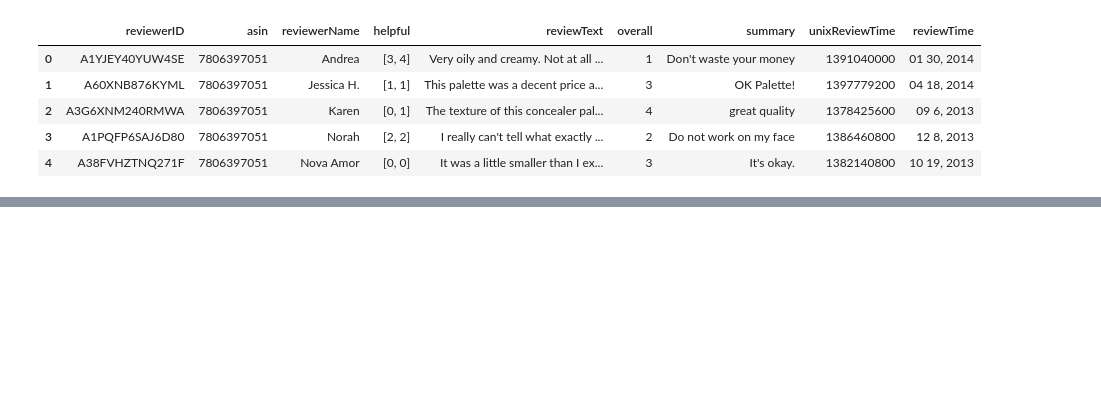
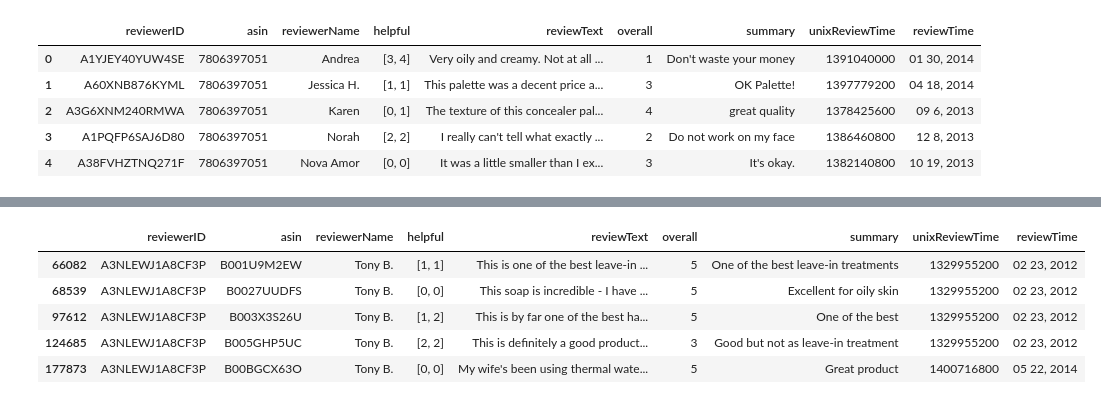
Before and after one commit to zander1268/Recommendation-Systems, a Jupyter notebook: meg_notebook.ipynb, the cells around one changed output, grey strips where cells are left out. Drawn from its saved outputs; the diff is of its cells as text; code cells hidden in the pictures; blank space fills up the shorter version.

```diff
--- a/meg_notebook.ipynb
+++ b/meg_notebook.ipynb
@@ -546,7 +584,7 @@ df.head()
 | 4 | A38FVHZTNQ271F | 7806397051 | Nova Amor | [0, 0] | It was a little smaller than I ex... | 3 | It's okay. | 1382140800 | 10 19, 2013 |
 # %%
 ## Subset data frame to show reviewers the products they have rated
-df_prior_ratings = df.set_index("reviewerID")
+df_prior_ratings = pd.DataFrame(df.set_index("reviewerID"))
 df_prior_ratings.drop(columns= ["reviewerName", "helpful", "reviewText", "overall", "summary", "unixReviewTime", "reviewTime"], inplace=True)
-df_prior_ratings.head()
+df_prior_ratings.info()
 # %% [output]
@@ -577,0 +761,9 @@ def buyer_recommended_products():
+# %%
+df[df["reviewerID"]=="A3NLEWJ1A8CF3P"]
+# %% [output]
+|  | reviewerID | asin | reviewerName | helpful | reviewText | overall | summary | unixReviewTime | reviewTime |
+| 66082 | A3NLEWJ1A8CF3P | B001U9M2EW | Tony B. | [1, 1] | This is one of the best leave-in ... | 5 | One of the best leave-in treatments | 1329955200 | 02 23, 2012 |
+| 68539 | A3NLEWJ1A8CF3P | B0027UUDFS | Tony B. | [0, 0] | This soap is incredible - I have ... | 5 | Excellent for oily skin | 1329955200 | 02 23, 2012 |
+| 97612 | A3NLEWJ1A8CF3P | B003X3S26U | Tony B. | [1, 2] | This is by far one of the best ha... | 5 | One of the best | 1329955200 | 02 23, 2012 |
+| 124685 | A3NLEWJ1A8CF3P | B005GHP5UC | Tony B. | [2, 2] | This is definitely a good product... | 3 | Good but not as leave-in treatment | 1329955200 | 02 23, 2012 |
+| 177873 | A3NLEWJ1A8CF3P | B00BGCX63O | Tony B. | [0, 0] | My wife's been using thermal wate... | 5 | Great product | 1400716800 | 05 22, 2014 |
```
Also changed, not shown: parts of 24 cells of this notebook.
